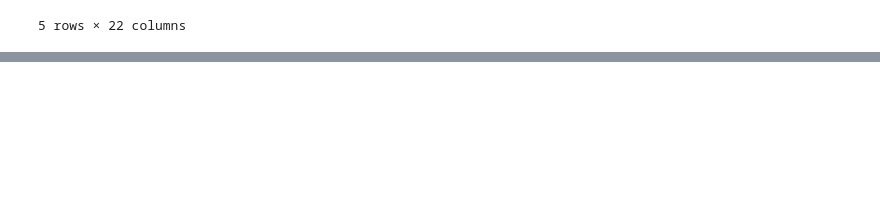
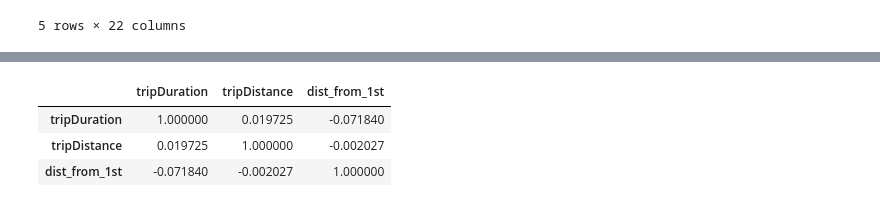
Before and after one commit to Quezadajl/nashville-scooters-project, a Jupyter notebook: notebooks/scooter_trip_data_explore.ipynb, the cells around one changed output, grey strips where cells are left out. Drawn from its saved outputs; the diff is of its cells as text; code cells hidden in the pictures; blank space fills up the shorter version.

```diff
--- a/notebooks/scooter_trip_data_explore.ipynb
+++ b/notebooks/scooter_trip_data_explore.ipynb
@@ -232,0 +279,2 @@ Name: geometry, dtype: geometry
+# %%
+downtown_center['center'] = downtown_center.geometry.centroid
@@ -232,0 +301,2 @@ Name: geometry, dtype: geometry
+# %%
+corr['dist_from_1st'] = corr.geometry.apply(lambda g: downtown_center.center.distance(g))
@@ -232,0 +312,2 @@ Name: geometry, dtype: geometry
+# %%
+corr_map = corr[['tripDuration','tripDistance','dist_from_1st']]
@@ -232,0 +332,7 @@ Name: geometry, dtype: geometry
+# %%
+corr_map.corr()
+# %% [output]
+|  | tripDuration | tripDistance | dist_from_1st |
+| tripDuration | 1.000000 | 0.019725 | -0.071840 |
+| tripDistance | 0.019725 | 1.000000 | -0.002027 |
+| dist_from_1st | -0.071840 | -0.002027 | 1.000000 |
```
Also changed, not shown: parts of 34 cells of this notebook, 2 other files.
